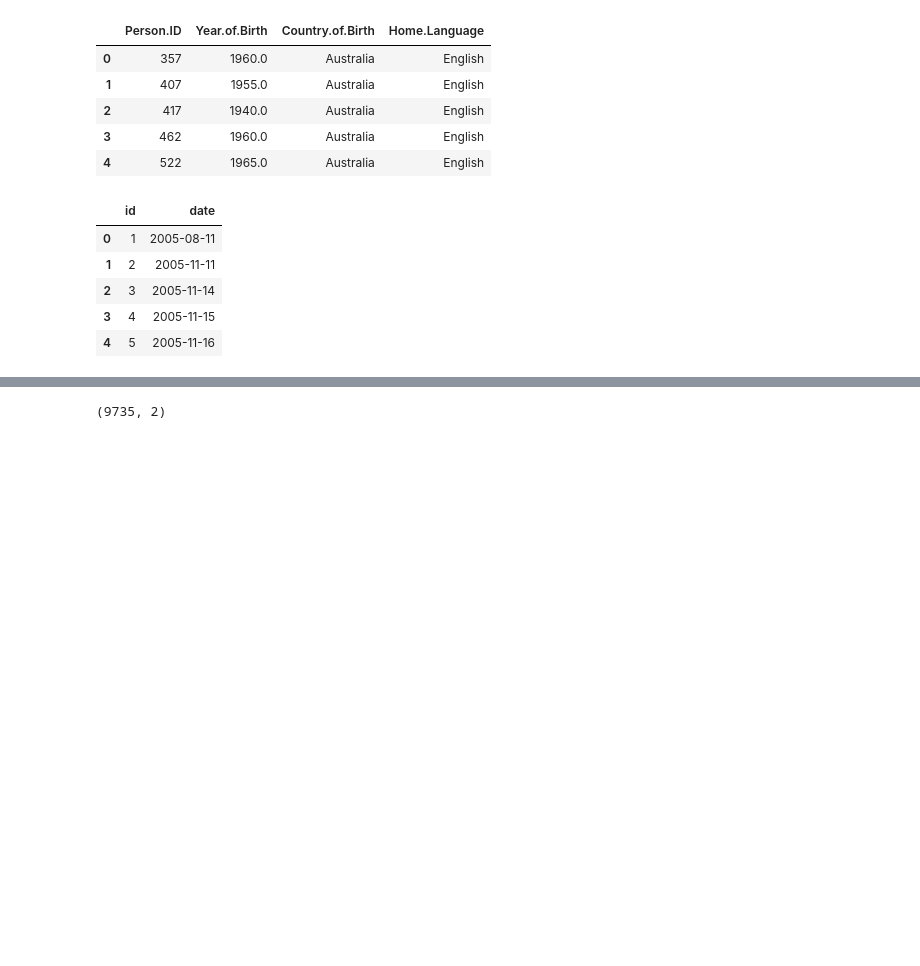
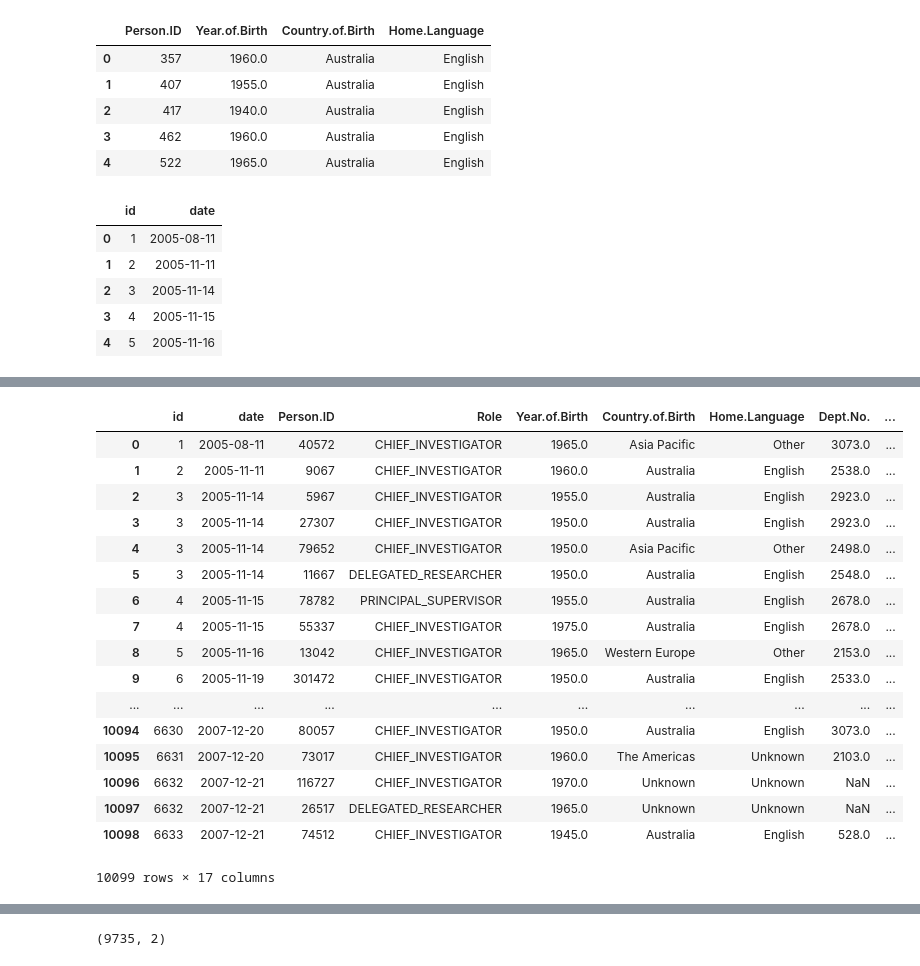
Before and after one commit to diegoami/DSRetreat_Melbourne_DIOLEM, a Jupyter notebook: scripts/emanuel_working.ipynb, the cells around one changed output, grey strips where cells are left out. Drawn from its saved outputs; the diff is of its cells as text; code cells hidden in the pictures; blank space fills up the shorter version.

```diff
--- a/scripts/emanuel_working.ipynb
+++ b/scripts/emanuel_working.ipynb
@@ -83,5 +102,4 @@ df_dates.head()
 # %%
-persons = df_dates.merge(df_ext, how = 'left', on = ['id']).\
-    merge(df_roles, how = 'left', on = ['id']).\
+persons = df_dates.merge(df_roles, how = 'left', on = ['id']).\
     merge(df_p_static,how = 'left', on = ['Person.ID']).\
     merge(df_p_dyn,how = 'left', on = ['date','Person.ID'])
@@ -106,0 +106,21 @@ persons = df_dates.merge(df_ext, how = 'left', on = ['id']).\
+# %%
+persons
+# %% [output]
+|  | id | date | Person.ID | Role | Year.of.Birth | Country.of.Birth | Home.Language | Dept.No. | ... |
+| 0 | 1 | 2005-08-11 | 40572 | CHIEF_INVESTIGATOR | 1965.0 | Asia Pacific | Other | 3073.0 | ... |
+| 1 | 2 | 2005-11-11 | 9067 | CHIEF_INVESTIGATOR | 1960.0 | Australia | English | 2538.0 | ... |
+| 2 | 3 | 2005-11-14 | 5967 | CHIEF_INVESTIGATOR | 1955.0 | Australia | English | 2923.0 | ... |
+| 3 | 3 | 2005-11-14 | 27307 | CHIEF_INVESTIGATOR | 1950.0 | Australia | English | 2923.0 | ... |
+| 4 | 3 | 2005-11-14 | 79652 | CHIEF_INVESTIGATOR | 1950.0 | Asia Pacific | Other | 2498.0 | ... |
+| 5 | 3 | 2005-11-14 | 11667 | DELEGATED_RESEARCHER | 1950.0 | Australia | English | 2548.0 | ... |
+| 6 | 4 | 2005-11-15 | 78782 | PRINCIPAL_SUPERVISOR | 1955.0 | Australia | English | 2678.0 | ... |
+| 7 | 4 | 2005-11-15 | 55337 | CHIEF_INVESTIGATOR | 1975.0 | Australia | English | 2678.0 | ... |
+| 8 | 5 | 2005-11-16 | 13042 | CHIEF_INVESTIGATOR | 1965.0 | Western Europe | Other | 2153.0 | ... |
+| 9 | 6 | 2005-11-19 | 301472 | CHIEF_INVESTIGATOR | 1950.0 | Australia | English | 2533.0 | ... |
+| ... | ... | ... | ... | ... | ... | ... | ... | ... | ... |
+| 10094 | 6630 | 2007-12-20 | 80057 | CHIEF_INVESTIGATOR | 1950.0 | Australia | English | 3073.0 | ... |
+| 10095 | 6631 | 2007-12-20 | 73017 | CHIEF_INVESTIGATOR | 1960.0 | The Americas | Unknown | 2103.0 | ... |
+| 10096 | 6632 | 2007-12-21 | 116727 | CHIEF_INVESTIGATOR | 1970.0 | Unknown | Unknown | NaN | ... |
+| 10097 | 6632 | 2007-12-21 | 26517 | DELEGATED_RESEARCHER | 1965.0 | Unknown | Unknown | NaN | ... |
+| 10098 | 6633 | 2007-12-21 | 74512 | CHIEF_INVESTIGATOR | 1945.0 | Australia | English | 528.0 | ... |
+10099 rows × 17 columns
```
Also changed, not shown: parts of 9 cells of this notebook.
